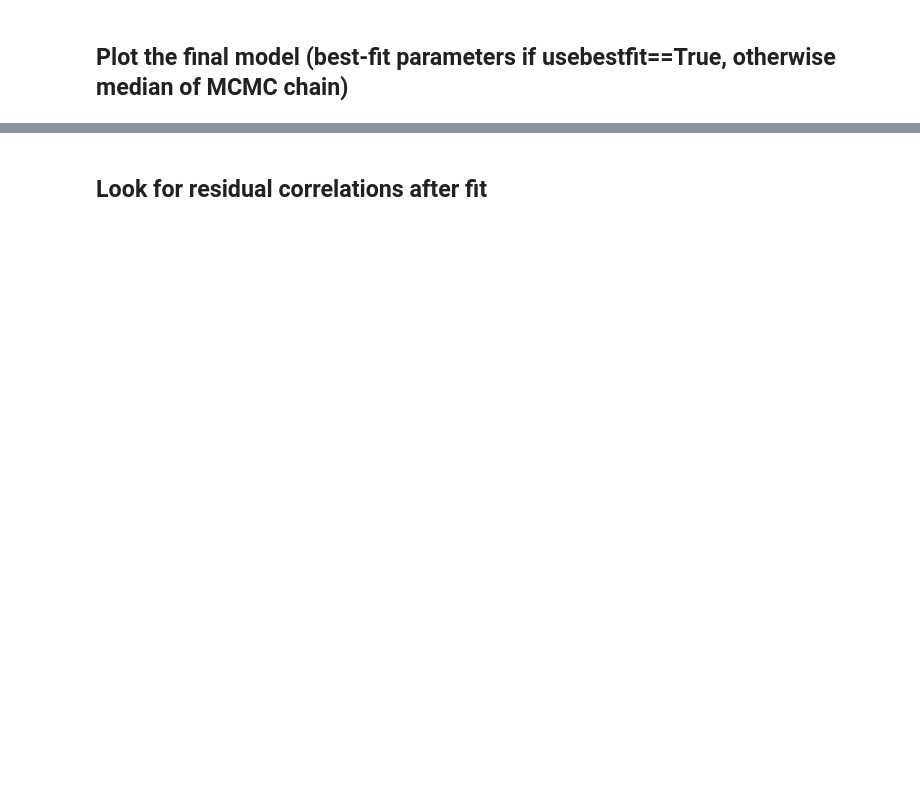
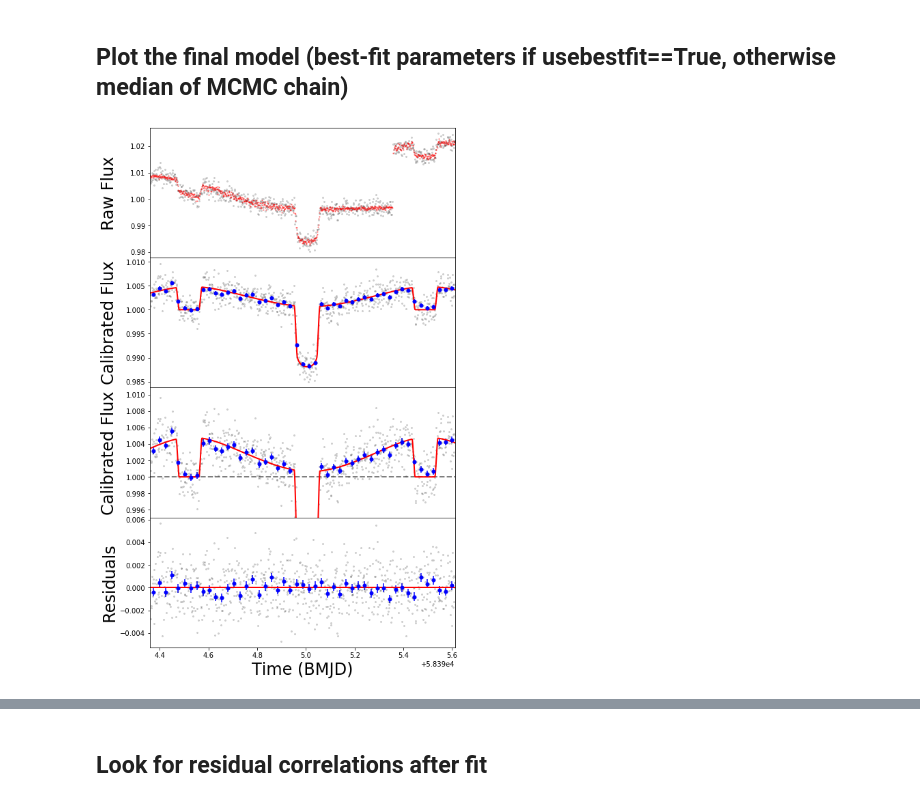
Before and after one commit to lisadang27/SPCA, a Jupyter notebook: Decorrelation.ipynb, the cells around one changed output, grey strips where cells are left out. Saved outputs shown, nothing was run; the diff lists cells and outputs as text; code cells hidden in the pictures; blank space fills up the shorter version.

```diff
--- a/Decorrelation.ipynb
+++ b/Decorrelation.ipynb
@@ -337,7 +388,9 @@ chain = None
 # %% [markdown]
 ## Plot the final model (best-fit parameters if usebestfit==True, otherwise median of MCMC chain)
 # %%
-make_plots.plot_bestfit(p0_mcmc, time, flux, mode, p0_obj, p0_astro, p0_labels, signal_inputs, astrofunc, fignalfunc, breaks, savepath, nbin=bestfitNbin, fontsize=24)
+make_plots.plot_bestfit(p0_mcmc, time, flux, mode, p0_obj, p0_astro, p0_labels, signal_inputs, astrofunc, signalfunc, breaks, savepath, nbin=bestfitNbin, showplot=True, fontsize=24)
+# %% [output]
+[figure, added]
 # %%
 #WARNING: these durations assume circular orbits!!!
 intTime = (time[1]-time[0])
```
Also changed, not shown: parts of 11 cells of this notebook, 4 other files.
